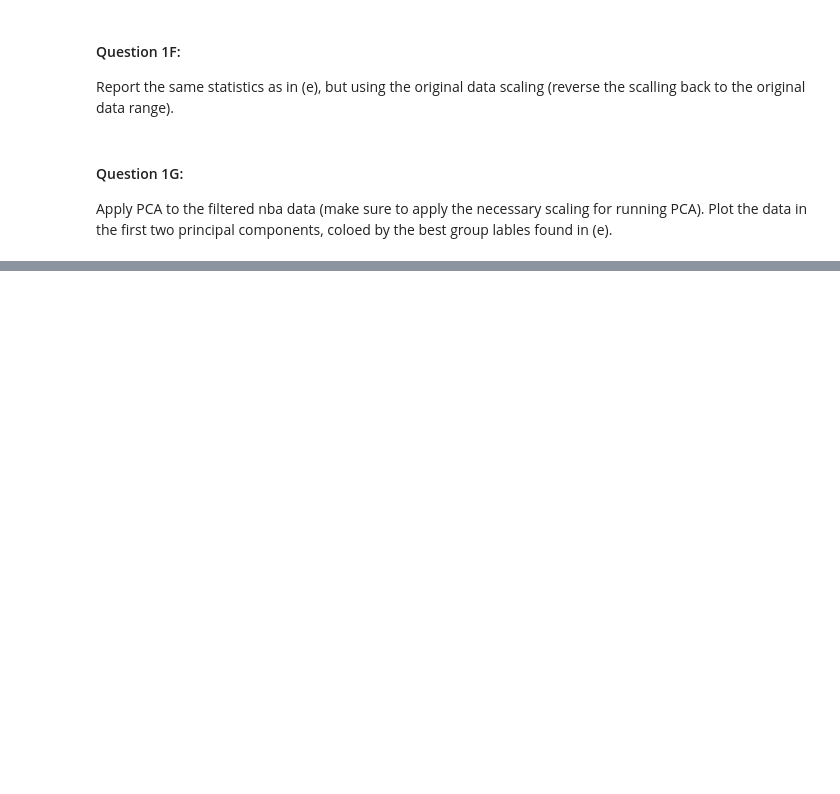
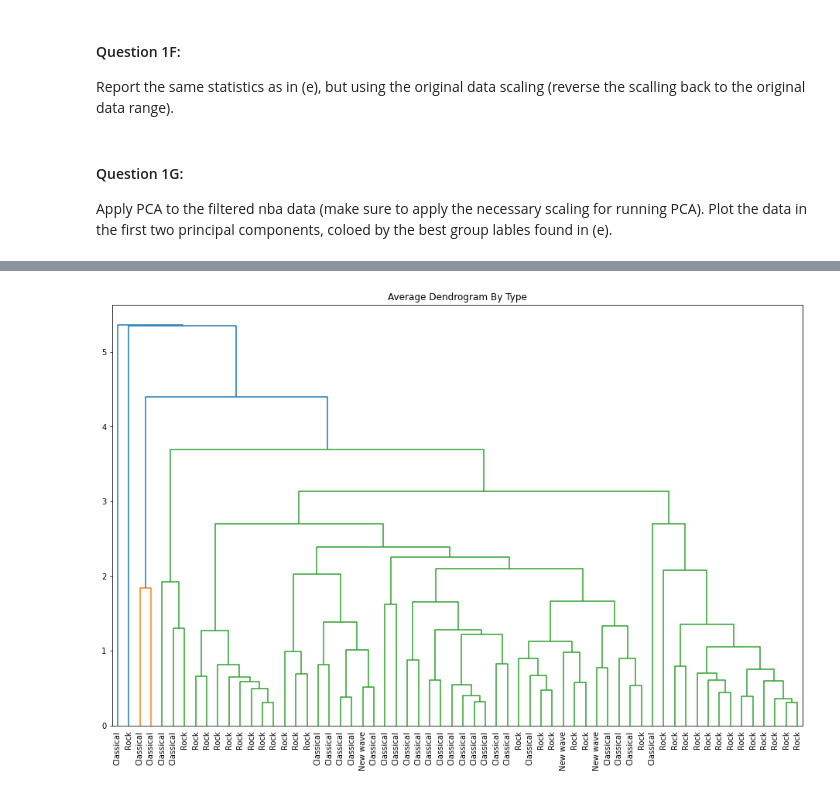
Before and after one commit to DevvyDont/DataMining, a Jupyter notebook: A4/A4_Group_Zamorano.ipynb, the cells around one changed output, grey strips where cells are left out. Cells and saved outputs as stored; diff of their text form; code cells hidden in the pictures; blank space fills up the shorter version.

```diff
--- a/A4/A4_Group_Zamorano.ipynb
+++ b/A4/A4_Group_Zamorano.ipynb
@@ -41,0 +127,7 @@ Apply PCA to the filtered nba data (make sure to apply the necessary scaling for
+# %%
+#plot 3D dendrogram average linkage by type
+plt.figure(figsize=(16, 10))
+plt.title("Average Dendrogram By Type")
+A=dendrogram(a_link, labels=df.index, leaf_font_size=10)
+# %% [output]
+[figure, added]
```
Also changed, not shown: parts of 21 cells of this notebook.
